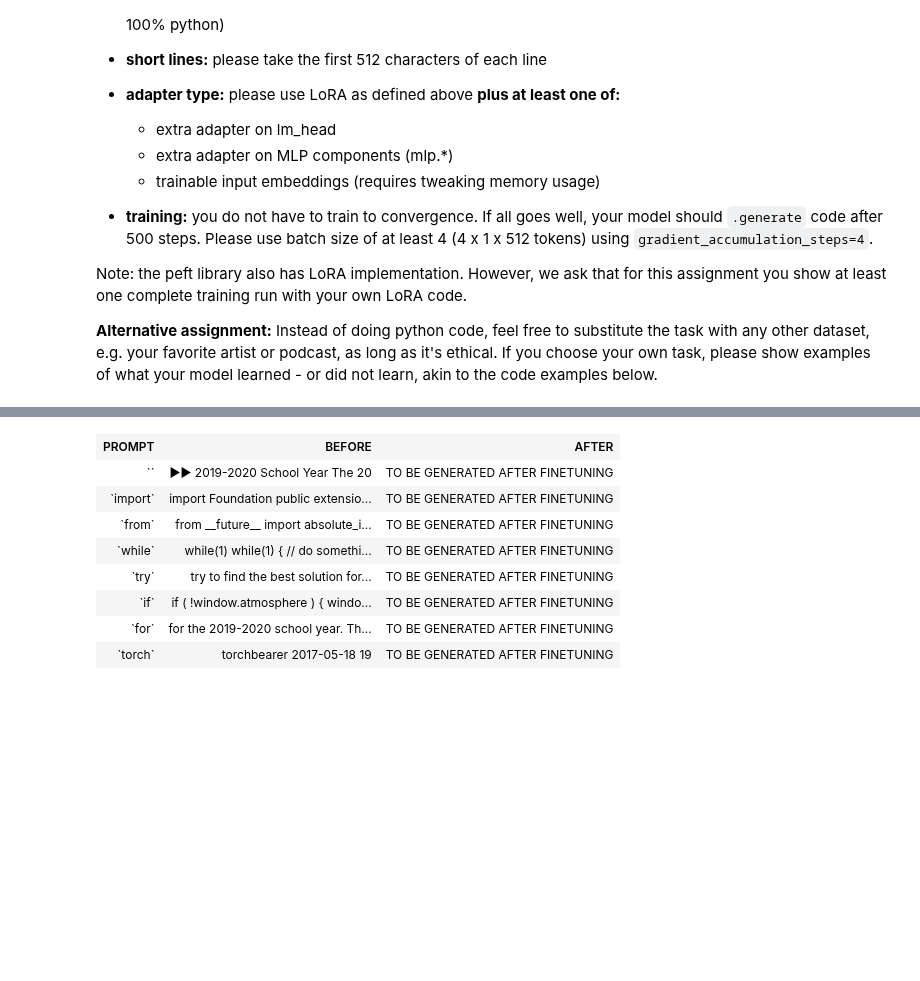
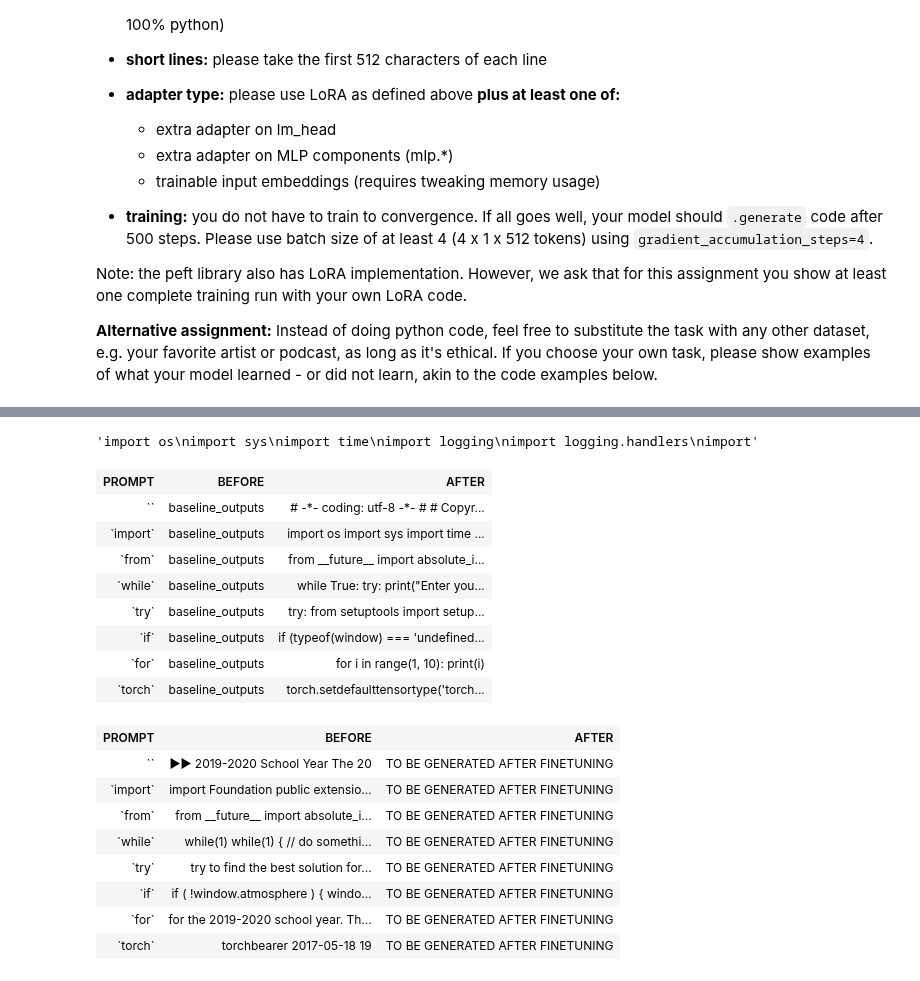
Before and after one commit to germanKoch/nlp_course, a Jupyter notebook: week07_peft/practice.ipynb, the cells around one changed output, grey strips where cells are left out. Drawn from its saved outputs; the diff is of its cells as text; code cells hidden in the pictures; blank space fills up the shorter version.

```diff
--- a/week07_peft/practice.ipynb
+++ b/week07_peft/practice.ipynb
@@ -427,6 +479,55 @@ baseline_outputs = {}
 for prompt in tqdm(prompts):
   batch = tokenizer(prompt, return_tensors='pt', return_token_type_ids=False).to(device)
   baseline_outputs[prompt] = tokenizer.decode(model.generate(**batch)[0][1:])
+# %%
+prompts =  ['', 'import', 'from', 'while', 'try', 'if', 'for', 'torch']  # feel free to add a few more that are not 100% assiciated with Python
+
+finetuned_outputs = {}
+for prompt in tqdm(prompts):
+  batch = tokenizer(prompt, return_tensors='pt', return_token_type_ids=False).to(device)
+  finetuned_outputs[prompt] = tokenizer.decode(model.generate(**batch)[0][1:])
+# %%
+batch = tokenizer('import', return_tensors='pt', return_token_type_ids=False).to(device)
+tokenizer.decode(model.generate(**batch)[0][1:])
+# %% [output]
+'import os\nimport sys\nimport time\nimport logging\nimport logging.handlers\nimport'
+# %%
+# This template helps to compare generated code samples in pretty table form
+# feel free to present your work in other forms
+
+from IPython.display import HTML, display
+table_template = """<table style="border:1px solid black" >
+  <tr>
+    <th style="text-align: center; border:1px solid black">PROMPT</th>
+    <th style="text-align: center; border:1px solid black">BEFORE</th>
+    <th style="text-align: center; border:1px solid black">AFTER</th>
+  </tr>
+{}
+</table>"""
+
+row_template = '''  <tr>
+    <td style="width:20%; border:1px solid black"><pre align="left">`{}`</pre></td>
+    <td style="width:40%; border:1px solid black"><pre align="left">{}</pre></td>
+    <td style="width:40%; border:1px solid black"><pre align="left">{}</pre></td>
+  </tr>'''
+
+rows = []
+
+for prompt in prompts:
+    # replace placeholders in the format() arguments
+    rows.append(row_template.format(prompt, 'baseline_outputs', finetuned_outputs[prompt]))
+
+display(HTML(table_template.format('\n'.join(rows))))
+# %% [output]
+| PROMPT | BEFORE | AFTER |
+| `` | baseline_outputs | # -*- coding: utf-8 -*- # # Copyr... |
+| `import` | baseline_outputs | import os import sys import time ... |
+| `from` | baseline_outputs | from __future__ import absolute_i... |
+| `while` | baseline_outputs | while True: try: print("Enter you... |
+| `try` | baseline_outputs | try: from setuptools import setup... |
+| `if` | baseline_outputs | if (typeof(window) === 'undefined... |
+| `for` | baseline_outputs | for i in range(1, 10): print(i) |
+| `torch` | baseline_outputs | torch.setdefaulttensortype('torch... |
 # %%
 # This template helps to compare generated code samples in pretty table form
 # feel free to present your work in other forms
```
Also changed, not shown: parts of 8 cells of this notebook.
